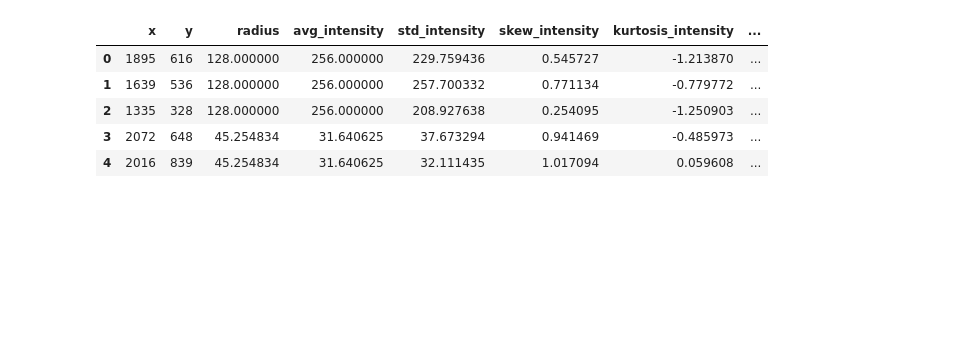
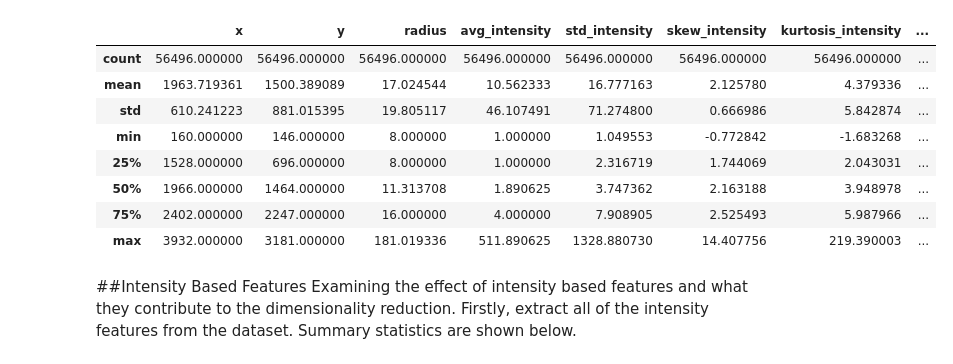
Before and after one commit to samueljackson92/major-project, a Jupyter notebook: notebooks/Feature Analysis.ipynb, the cells around one changed output. Drawn from its saved outputs; the diff is of its cells as text; code cells hidden in the pictures; blank space fills up the shorter version.

```diff
--- a/notebooks/Feature Analysis.ipynb
+++ b/notebooks/Feature Analysis.ipynb
@@ -8,10 +6,18 @@ from mia import analysis, plotting, reduction
 # %%
 raw = pd.DataFrame.from_csv('../results/2015-03-05-results.csv')
-raw.head()
+meta_data = raw[['patient_id', 'class', 'side', 'view']]
+raw.index = raw.image_name
+raw.describe()
 # %% [output]
 |  | x | y | radius | avg_intensity | std_intensity | skew_intensity | kurtosis_intensity | ... |
-| 0 | 1895 | 616 | 128.000000 | 256.000000 | 229.759436 | 0.545727 | -1.213870 | ... |
-| 1 | 1639 | 536 | 128.000000 | 256.000000 | 257.700332 | 0.771134 | -0.779772 | ... |
-| 2 | 1335 | 328 | 128.000000 | 256.000000 | 208.927638 | 0.254095 | -1.250903 | ... |
-| 3 | 2072 | 648 | 45.254834 | 31.640625 | 37.673294 | 0.941469 | -0.485973 | ... |
-| 4 | 2016 | 839 | 45.254834 | 31.640625 | 32.111435 | 1.017094 | 0.059608 | ... |
+| count | 56496.000000 | 56496.000000 | 56496.000000 | 56496.000000 | 56496.000000 | 56496.000000 | 56496.000000 | ... |
+| mean | 1963.719361 | 1500.389089 | 17.024544 | 10.562333 | 16.777163 | 2.125780 | 4.379336 | ... |
+| std | 610.241223 | 881.015395 | 19.805117 | 46.107491 | 71.274800 | 0.666986 | 5.842874 | ... |
+| min | 160.000000 | 146.000000 | 8.000000 | 1.000000 | 1.049553 | -0.772842 | -1.683268 | ... |
+| 25% | 1528.000000 | 696.000000 | 8.000000 | 1.000000 | 2.316719 | 1.744069 | 2.043031 | ... |
+| 50% | 1966.000000 | 1464.000000 | 11.313708 | 1.890625 | 3.747362 | 2.163188 | 3.948978 | ... |
+| 75% | 2402.000000 | 2247.000000 | 16.000000 | 4.000000 | 7.908905 | 2.525493 | 5.987966 | ... |
+| max | 3932.000000 | 3181.000000 | 181.019336 | 511.890625 | 1328.880730 | 14.407756 | 219.390003 | ... |
+# %% [markdown]
+##Intensity Based Features
+Examining the effect of intensity based features and what they contribute to the dimensionality reduction. Firstly, extract all of the intensity features from the dataset. Summary statistics are shown below.
```
Also changed, not shown: parts of 16 cells of this notebook.
